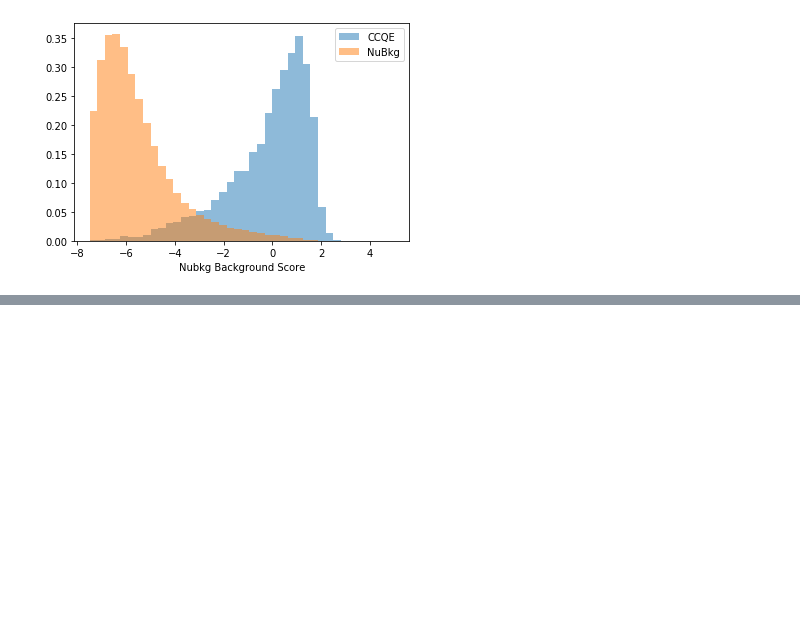
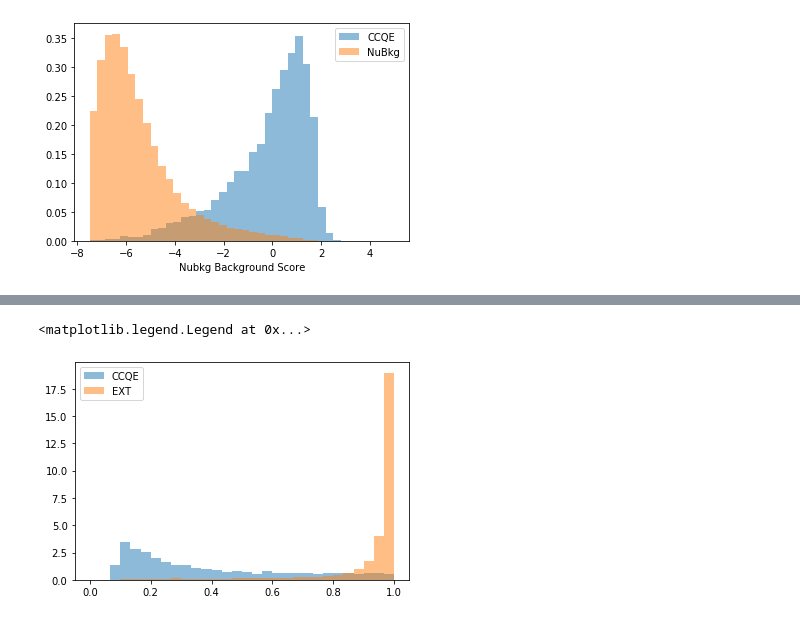
Before and after one commit to LArbys/1L1PSelection, a Jupyter notebook: Notebooks/DL_BDTTraining_1mu1p-prime.ipynb, the cells around one changed output, grey strips where cells are left out. Drawn from its saved outputs; the diff is of its cells as text; code cells hidden in the pictures; blank space fills up the shorter version.

```diff
--- a/Notebooks/DL_BDTTraining_1mu1p-prime.ipynb
+++ b/Notebooks/DL_BDTTraining_1mu1p-prime.ipynb
@@ -394,0 +409,32 @@ pickle.dump(bdts,open( "../1mu1pSelection/bdtweights_1m1p_run3_lowe_may13vars.pi
+# %%
+#thiscut  = 'Thetas < 3 and abs(sin(Lepton_PhiReco)) < .8'
+fancycut = 'PTRat_1m1p < -(Thetas - 1.5)/3 + 1 and Thetas < 3'
+emptycut = 'OpenAng >= 0 and Thetas > 2'
+thiscut = emptycut
+
+var1 = 'LongTrackLen'
+var2 = 'Phis'
+ext_var1 = df_ext_presel.query(thiscut)[var1].values
+ext_var2 = df_ext_presel.query(thiscut)[var2].values
+
+numu_var1 = df_numu_presel.query('scedr_corrected <  5 and '+thiscut)[var1].values
+numu_var2 = df_numu_presel.query('scedr_corrected <  5 and '+thiscut)[var2].values
+
+fig,ax = plt.subplots(figsize=(9,9))
+sns.set_style('ticks')
+plt.scatter(ext_var1,ext_var2,color='mistyrose',alpha=.9)
+plt.scatter(numu_var1,numu_var2,color='lavender',alpha=1)
+sns.kdeplot(numu_var1,numu_var2,label='ccqe',color='blue',cmap='Blues')#,cmap="Greens", shade=True, bw=.15)
+sns.kdeplot(ext_var1,ext_var2,label='ext',color='red',cmap='Reds')#,cmap="Reds", shade=True, bw=.15)
+
+ax.set_xlabel(var1,fontsize=20)
+ax.set_ylabel(var2,fontsize=20)
+plt.legend(fontsize=20,loc='lower right')
+#plt.yscale('log')
+#plt.xscale('log')
+#plt.xlim(0,2*np.pi)
+#plt.ylim(0,np.pi)
+
+#x0 = np.linspace(0,6)
+#y0 = -(x0-2.5)*(.6)+2
+#plt.plot(x0,y0)
@@ -394,0 +498,12 @@ pickle.dump(bdts,open( "../1mu1pSelection/bdtweights_1m1p_run3_lowe_may13vars.pi
+# %%
+fig,ax = plt.subplots(figsize=(6,4))
+bdt_score_ccqe = hiEBDT.predict_proba(X)
+bdt_score_ext = hiEBDT.predict_proba(Y_hiE)
+
+_ = plt.hist(bdt_score_ccqe[:,0],30,(0,1),alpha = .5,density=1,label='CCQE')
+_ = plt.hist(bdt_score_ext[:,0],30,(0,1),alpha = .5,density=1,label='EXT')
+
+plt.legend()
+# %% [output]
+<matplotlib.legend.Legend at 0x...>
+[figure, added]
```
Also changed, not shown: parts of 12 cells of this notebook, 7 other files.
